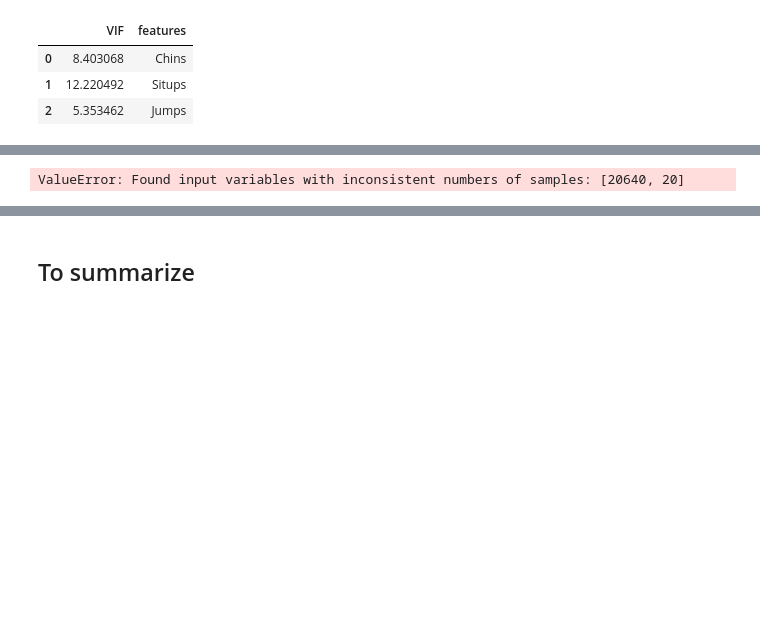
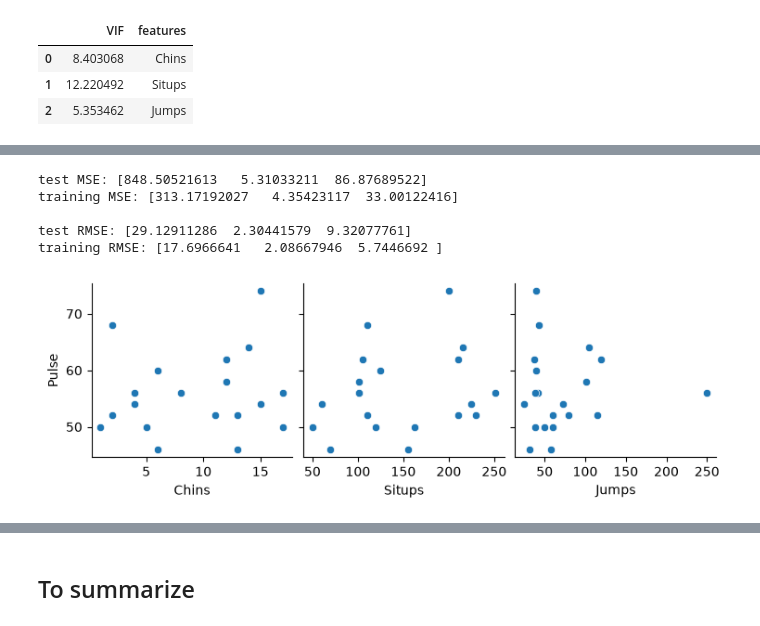
Before and after one commit to srcccninta/RegLin, a Jupyter notebook: RL_Ressources/Notebooks/02b-LinearRegressionForPrediction.ipynb, the cells around one changed output, grey strips where cells are left out. Saved outputs shown, nothing was run; the diff lists cells and outputs as text; code cells hidden in the pictures; blank space fills up the shorter version.

```diff
--- a/RL_Ressources/Notebooks/02b-LinearRegressionForPrediction.ipynb
+++ b/RL_Ressources/Notebooks/02b-LinearRegressionForPrediction.ipynb
@@ -405,11 +453,36 @@ model.fit(X_train, y_train)
 y_pred_test = model.predict(X_test)
 
 # evaluate MSE
-mse_test = mean_squared_error(y_test, y_pred_test)
-print('test MSE: {0}'.format(mse_test))
+mse_test_per_target = mean_squared_error(
+    y_test, y_pred_test, multioutput='raw_values'
+)
+print('test MSE: {0}'.format(mse_test_per_target))
 
 y_pred_train = model.predict(X_train)
-mse_train = mean_squared_error(y_train, y_pred_train)
-print('training MSE: {0}'.format(mse_train), "\n")
+mse_train_per_target = mean_squared_error(y_train, y_pred_train, multioutput='raw_values'
+)
+print('training MSE: {0}'.format(mse_train_per_target), "\n")
+
+rmse_test = np.sqrt(mse_test_per_target)
+rmse_train = np.sqrt(mse_train_per_target)
+print('test RMSE: {0}'.format(rmse_test))
+print('training RMSE: {0}'.format(rmse_train), "\n")
 # %% [output]
-ValueError: Found input variables with inconsistent numbers of samples: [20640, 20]
+test MSE: [848.50521613   5.31033211  86.87689522]
+training MSE: [313.17192027   4.35423117  33.00122416]
+
+test RMSE: [29.12911286  2.30441579  9.32077761]
+training RMSE: [17.6966641   2.08667946  5.7446692 ]
+# %%
+import seaborn as sns
+import matplotlib.pyplot as plt
+
+sns.pairplot(
+    data=df,
+    x_vars=['Chins', 'Situps', 'Jumps'],
+    y_vars=['Pulse'],
+    kind='scatter'
+)
+plt.show()
+# %% [output]
+[figure, added]
```
Also changed, not shown: parts of 5 cells of this notebook.
